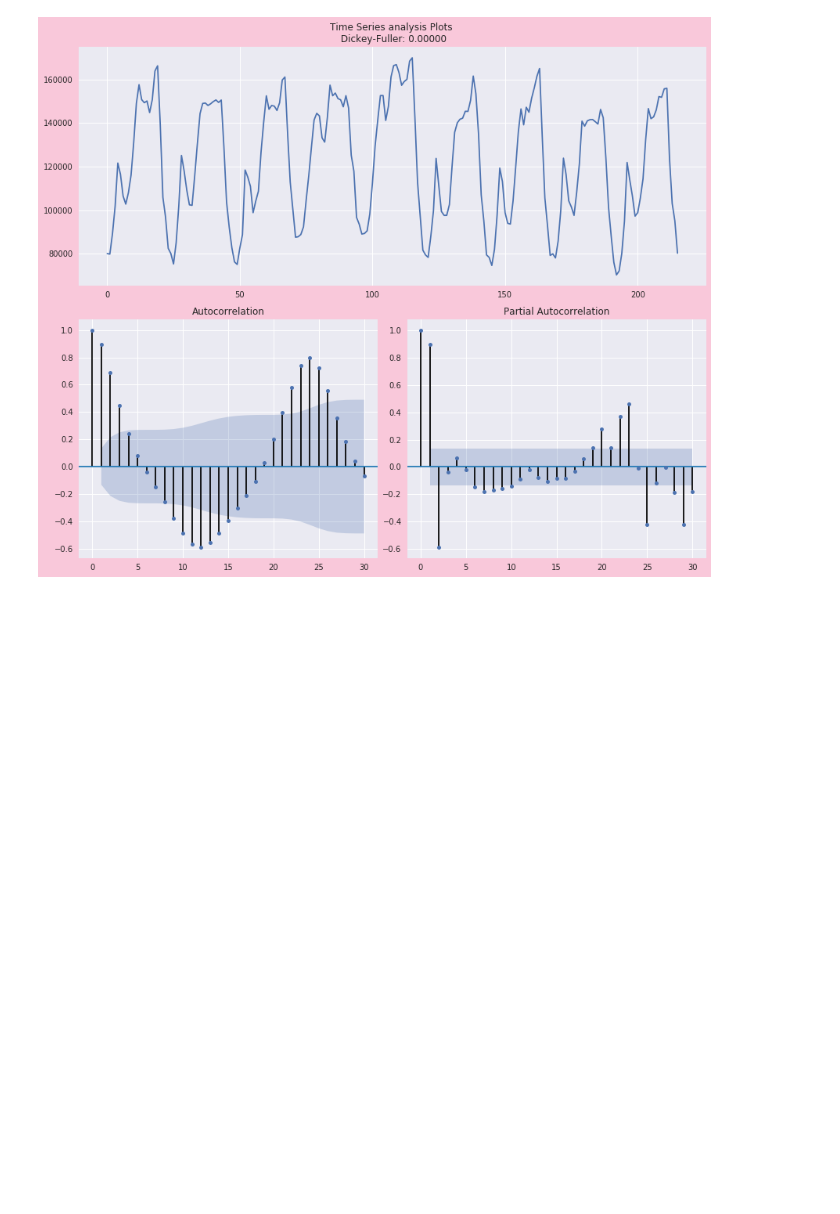
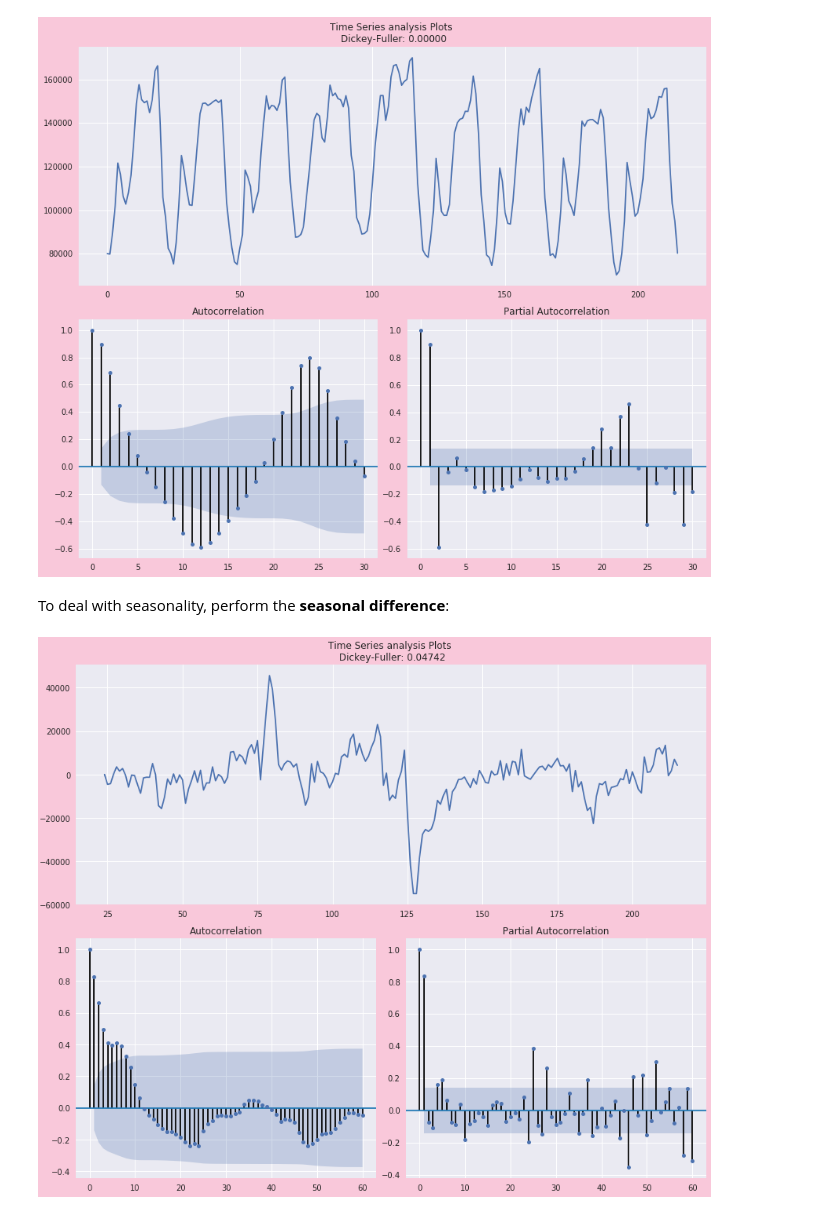
Before and after one commit to yuriimchg/Machine-Learning-sandbox, a Jupyter notebook: ODS/stationarity.ipynb, the cells around one changed output. Saved outputs shown, nothing was run; the diff lists cells and outputs as text; code cells hidden in the pictures; blank space fills up the shorter version.

```diff
--- a/ODS/stationarity.ipynb
+++ b/ODS/stationarity.ipynb
@@ -108,3 +108,11 @@ tsplot(ads.Ads, lags=30)
 [figure]
 [figure]
 [figure]
+# %% [markdown]
+To deal with seasonality, perform the **seasonal difference**:
+# %%
+ads_diff = ads.Ads - ads.Ads.shift(24)
+
+tsplot(ads_diff[24:], lags=60)
+# %% [output]
+[figure, added]
```
Also changed, not shown: parts of 8 cells of this notebook.
